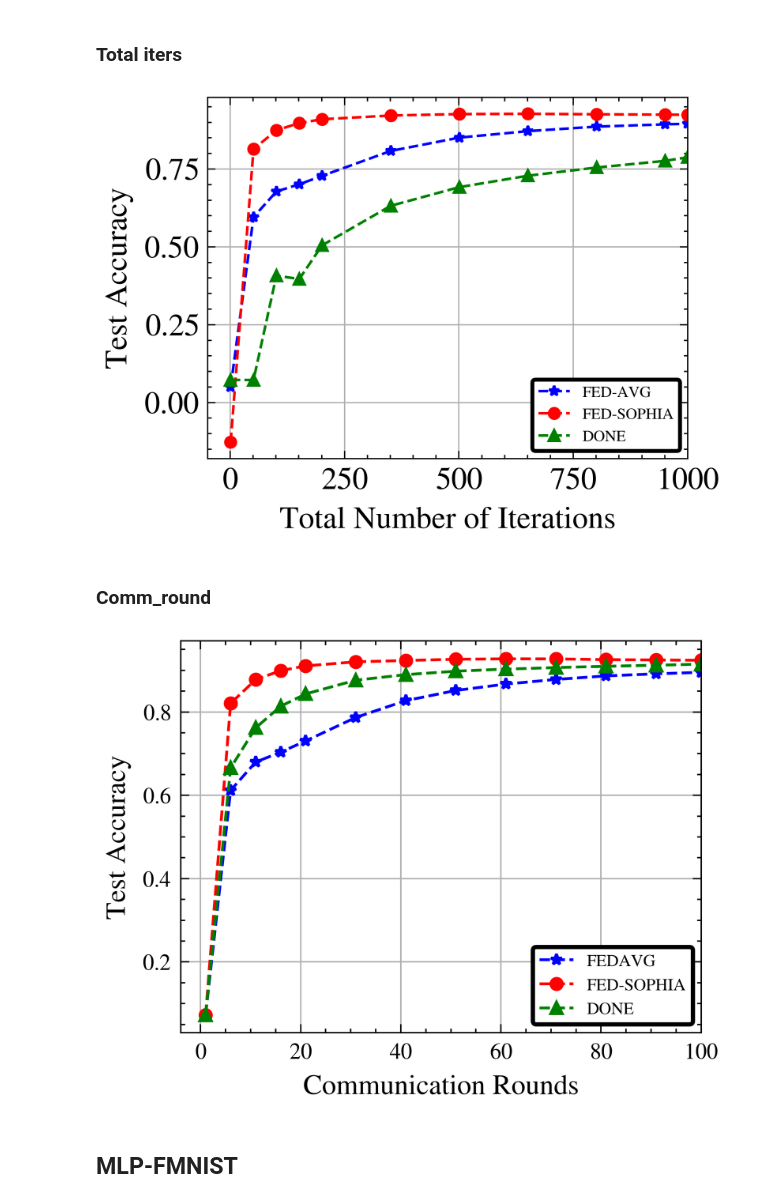
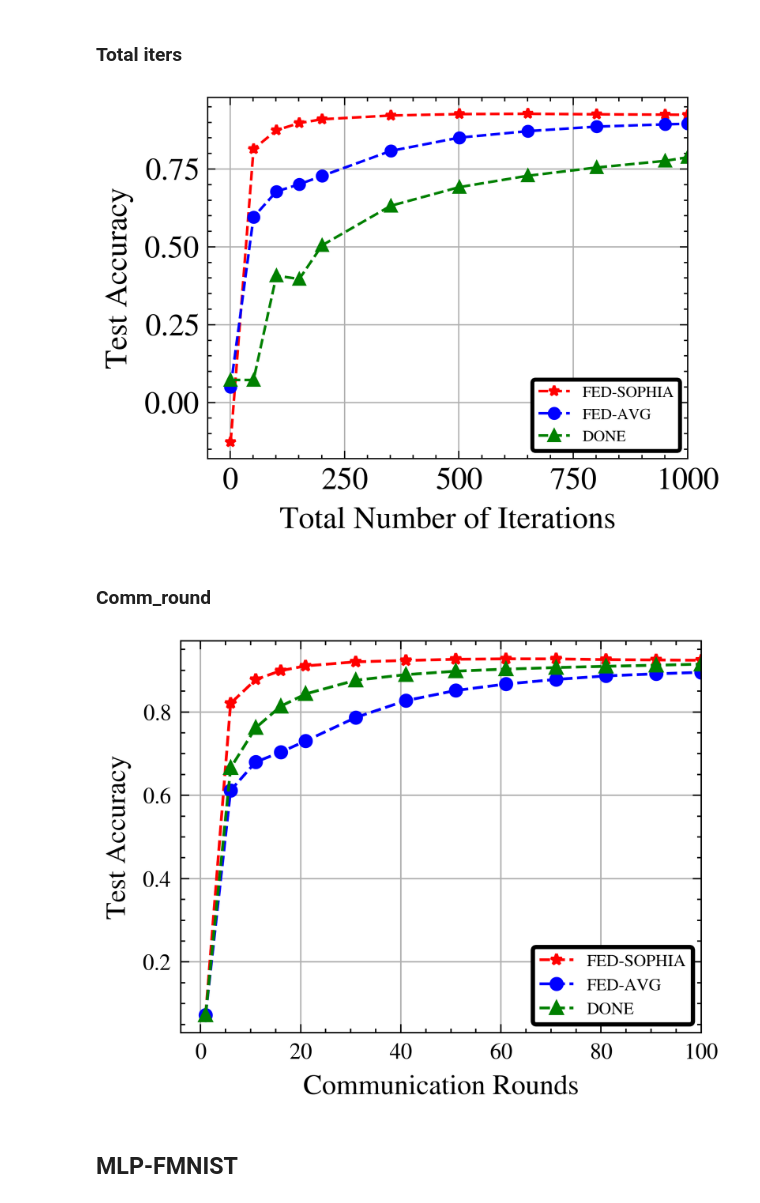
Before and after one commit to Ahmed-Khaled-Saleh/Fed-Sophia-pytorch, a Jupyter notebook: y_Results_clean.ipynb, the cells around one changed output. Saved outputs shown, nothing was run; the diff lists cells and outputs as text; code cells hidden in the pictures.

```diff
--- a/y_Results_clean.ipynb
+++ b/y_Results_clean.ipynb
@@ -100,10 +100,10 @@ for i in range(100):
 fig, ax = plt.subplots()
 markers = ['*', 'o', '^']
 line_styles = ['--', '--', '--']
-colors = ['blue', 'red','green']
-labels = ['FED-AVG', 'FED-SOPHIA', 'DONE']
+colors = ['red', 'blue','green']
+labels = ['FED-SOPHIA', 'FED-AVG', 'DONE']
 iterations = np.arange(1, 100*10+1)  # Assuming 100 iterations
-avgs = [mlp_mnist_fedavg_acc_mu_ext, mlp_mnist_sophia_acc_mu_ext, mlp_mnist_done_acc_mu_ext[:1000]]
+avgs = [mlp_mnist_sophia_acc_mu_ext, mlp_mnist_fedavg_acc_mu_ext, mlp_mnist_done_acc_mu_ext[:1000]]
 avgs = [savgol_filter(avgs[i], 51, 3) for i in range(3)] # window size 51, polynomial order 3
 for i in range(3):
     x_data = np.concatenate([iterations[:20 * 10:50], iterations[20 * 10::150], iterations[-1:]])
@@ -115,34 +115,34 @@ for i in range(3):
 # Control the size of the box using borderaxespad and borderpad
 legend = plt.legend(loc='lower right', \
                     bbox_to_anchor=(0.5, 0., 0.5, 0.5),\
                 frameon=True)
 
 
 # Adjust the padding using borderaxespad
 legend.get_frame().set_edgecolor('black')
 legend.get_frame().set_linewidth(1.5)
 legend.get_frame().set_facecolor('white')
 legend.get_frame().set_alpha(1)
 
 
 # Set tick label font size
 plt.tick_params(labelsize=12)
 
 # Customize your plot (e.g., labels, titles, etc.)
 ax.set_xlabel('Total Number of Iterations', fontsize=12)
 ax.set_ylabel('Test Accuracy', fontsize=12)
 # ax.set_title('Test Accuracy', fontsize=12)
 #set size for axis name
 plt.tick_params(labelsize=12)
 # set limit of x axis
 plt.xlim(right= 1000)
 ax.grid(True)
 # save plot
 plt.savefig('test_acc_mlp_mnist_total.pdf')
 # Display the plot
 plt.show()
 # %% [output]
-[figure, old version]
+[figure, new version]
 # %% [markdown]
 ### Comm_round
 # %%
@@ -158,10 +158,10 @@ fig, ax = plt.subplots()
 # Define markers, line styles, colors, and labels
 markers = ['*', 'o', '^']
 line_styles = ['--', '--', '--']
-colors = ['blue', 'red', 'green']
-labels = ['FEDAVG', 'FED-SOPHIA', 'DONE']
+colors = ['red', 'blue','green']
+labels = ['FED-SOPHIA', 'FED-AVG', 'DONE']
 
-avgs = [mlp_mnist_fedavg_acc_mu, mlp_mnist_sophia_acc_mu, mlp_mnist_done_acc_mu]
+avgs = [mlp_mnist_sophia_acc_mu, mlp_mnist_fedavg_acc_mu, mlp_mnist_done_acc_mu]
 # Plot the data
 for i in range(3):
     x_data = np.concatenate([iterations[:20:5], iterations[20::10], iterations[-1:]])
@@ -199,7 +199,7 @@ plt.savefig('test_acc_mlp_mnist.pdf')
 # Display the plot
 plt.show()
 # %% [output]
-[figure, old version]
+[figure, new version]
 # %% [markdown]
 ## MLP-FMNIST
 # %%
```
Also changed, not shown: parts of 6 cells of this notebook, 3 other files.
